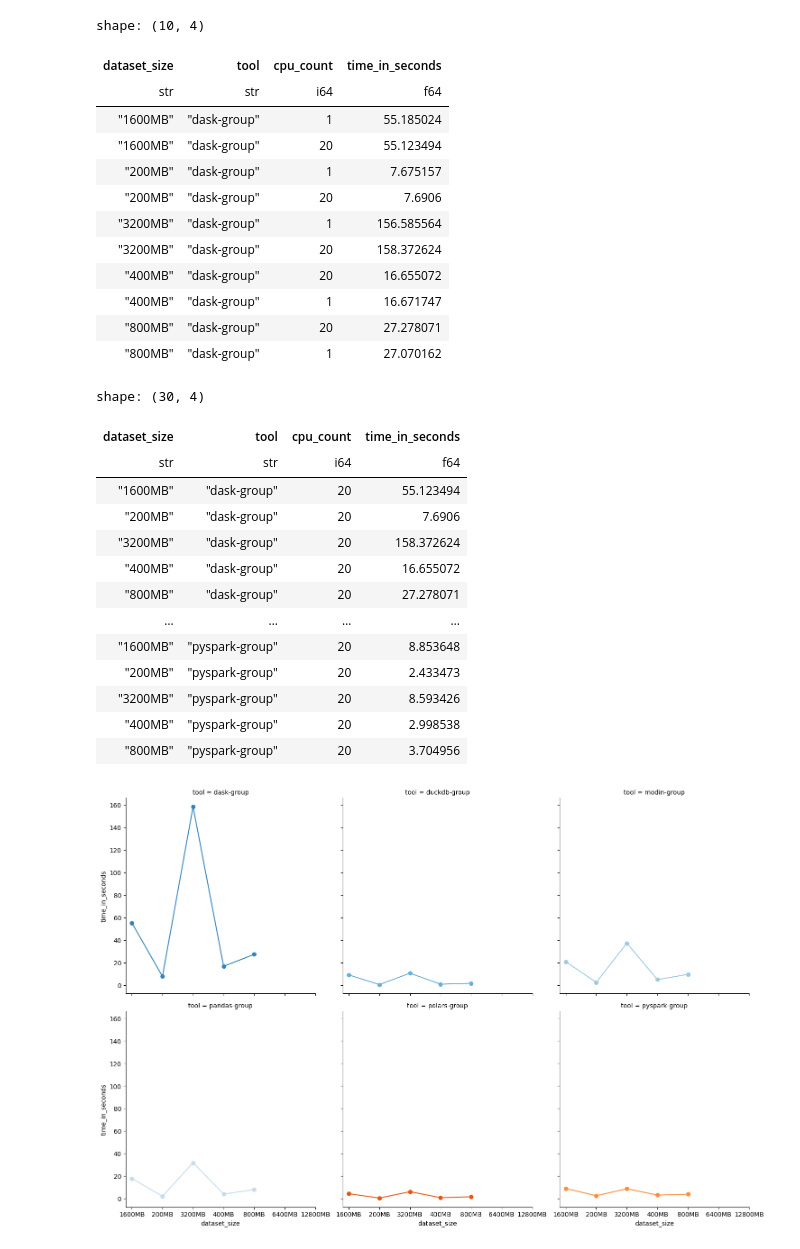
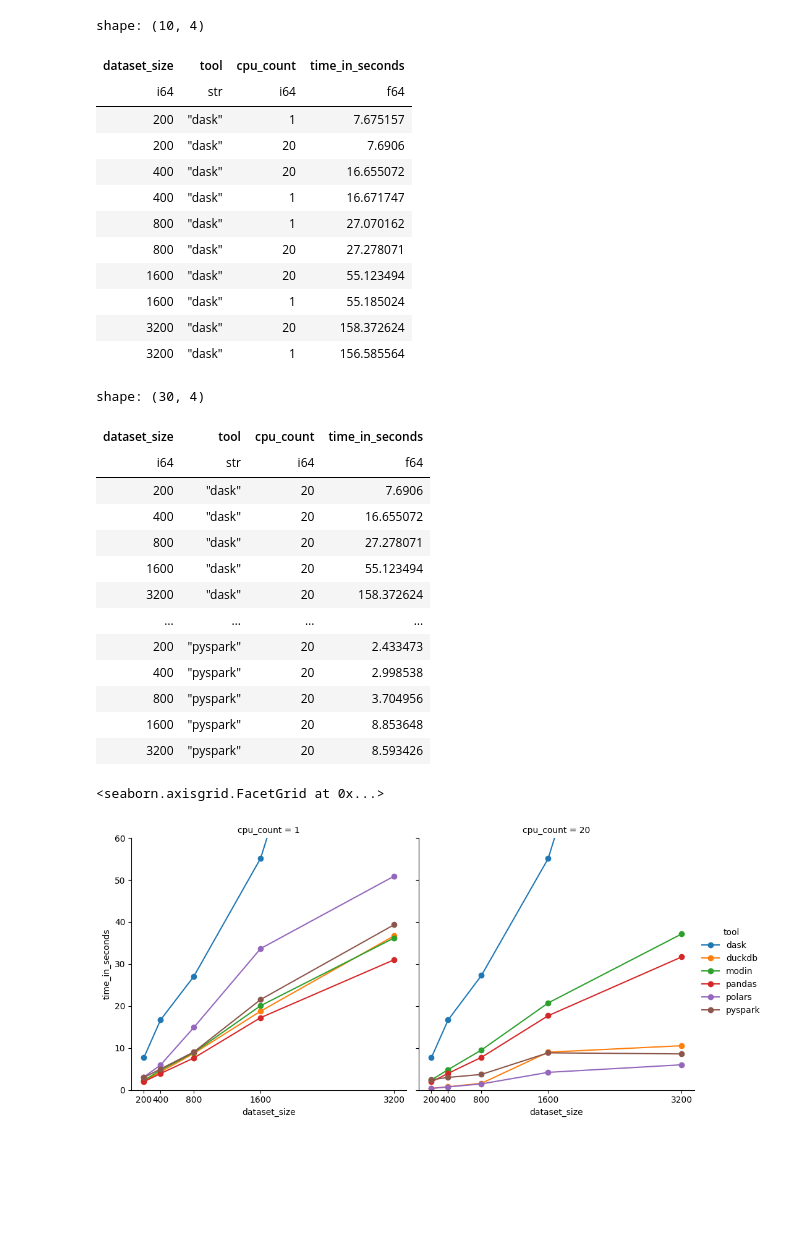
Before and after one commit to vodkar/polars_investigation, a Jupyter notebook: visualize_diagrams.ipynb, the cells around one changed output. Saved outputs shown, nothing was run; the diff lists cells and outputs as text; code cells hidden in the pictures; blank space fills up the shorter version.

```diff
--- a/visualize_diagrams.ipynb
+++ b/visualize_diagrams.ipynb
@@ -5,45 +4,55 @@ from paths import DATASET_SIZES
 import matplotlib.pyplot as plt
 # %%
-filter_benchs = pl.read_csv("group.csv").select("dataset_size", "tool", "cpu_count", "time_in_seconds")
-grouped_filter_benchs = filter_benchs.group_by("dataset_size", "tool", "cpu_count").mean().sort(by=["tool", "dataset_size"])
+filter_benchs = (
+    pl.read_csv("group.csv")
+    .select("dataset_size", "tool", "cpu_count", "time_in_seconds")
+    .with_columns(pl.col("dataset_size").str.replace("MB", "").str.to_integer(), pl.col("tool").str.split("-").list.get(0))
+)
+grouped_filter_benchs = (
+    filter_benchs.group_by("dataset_size", "tool", "cpu_count")
+    .mean()
+    .sort(by=["tool", "dataset_size"])
+)
 grouped_filter_benchs.head(10)
 # %% [output]
 shape: (10, 4)
 | dataset_size | tool | cpu_count | time_in_seconds |
-| str | str | i64 | f64 |
-| "1600MB" | "dask-group" | 1 | 55.185024 |
-| "1600MB" | "dask-group" | 20 | 55.123494 |
-| "200MB" | "dask-group" | 1 | 7.675157 |
-| "200MB" | "dask-group" | 20 | 7.6906 |
-| "3200MB" | "dask-group" | 1 | 156.585564 |
-| "3200MB" | "dask-group" | 20 | 158.372624 |
-| "400MB" | "dask-group" | 20 | 16.655072 |
-| "400MB" | "dask-group" | 1 | 16.671747 |
-| "800MB" | "dask-group" | 20 | 27.278071 |
-| "800MB" | "dask-group" | 1 | 27.070162 |
+| i64 | str | i64 | f64 |
+| 200 | "dask" | 1 | 7.675157 |
+| 200 | "dask" | 20 | 7.6906 |
+| 400 | "dask" | 20 | 16.655072 |
+| 400 | "dask" | 1 | 16.671747 |
+| 800 | "dask" | 1 | 27.070162 |
+| 800 | "dask" | 20 | 27.278071 |
+| 1600 | "dask" | 20 | 55.123494 |
+| 1600 | "dask" | 1 | 55.185024 |
+| 3200 | "dask" | 20 | 158.372624 |
+| 3200 | "dask" | 1 | 156.585564 |
 # %%
 grouped_filter_benchs.filter(pl.col("cpu_count") != 1)
 # %% [output]
 shape: (30, 4)
 | dataset_size | tool | cpu_count | time_in_seconds |
-| str | str | i64 | f64 |
-| "1600MB" | "dask-group" | 20 | 55.123494 |
-| "200MB" | "dask-group" | 20 | 7.6906 |
-| "3200MB" | "dask-group" | 20 | 158.372624 |
-| "400MB" | "dask-group" | 20 | 16.655072 |
-| "800MB" | "dask-group" | 20 | 27.278071 |
+| i64 | str | i64 | f64 |
+| 200 | "dask" | 20 | 7.6906 |
+| 400 | "dask" | 20 | 16.655072 |
+| 800 | "dask" | 20 | 27.278071 |
+| 1600 | "dask" | 20 | 55.123494 |
+| 3200 | "dask" | 20 | 158.372624 |
 | … | … | … | … |
-| "1600MB" | "pyspark-group" | 20 | 8.853648 |
-| "200MB" | "pyspark-group" | 20 | 2.433473 |
-| "3200MB" | "pyspark-group" | 20 | 8.593426 |
-| "400MB" | "pyspark-group" | 20 | 2.998538 |
-| "800MB" | "pyspark-group" | 20 | 3.704956 |
+| 200 | "pyspark" | 20 | 2.433473 |
+| 400 | "pyspark" | 20 | 2.998538 |
+| 800 | "pyspark" | 20 | 3.704956 |
+| 1600 | "pyspark" | 20 | 8.853648 |
+| 3200 | "pyspark" | 20 | 8.593426 |
 # %%
-grid = sns.FacetGrid(grouped_filter_benchs.filter(pl.col("cpu_count") != 1), col="tool", hue="tool", palette="tab20c", col_wrap=3, height=5)
+grid = sns.FacetGrid(grouped_filter_benchs, col="cpu_count", hue="tool", col_wrap=2, height=5)
 grid.map(plt.plot, "dataset_size", "time_in_seconds", marker="o")
-grid.set(xticks=DATASET_SIZES)
+grid.set(xticks=grouped_filter_benchs.unique("dataset_size").to_series().sort(), ylim=(0, 60))
+grid.add_legend()
 # grid.set(xticks=np.arange(5), yticks=[-3, 3],
 #          xlim=(-.5, 4.5), ylim=(-3.5, 3.5))
-grid.fig.tight_layout(w_pad=1)
+# grid.fig.tight_layout(w_pad=1)
 # %% [output]
+<seaborn.axisgrid.FacetGrid at 0x...>
-[figure, old version]
+[figure, new version]
```
Also changed, not shown: parts of 1 cell of this notebook, 2 other files.
